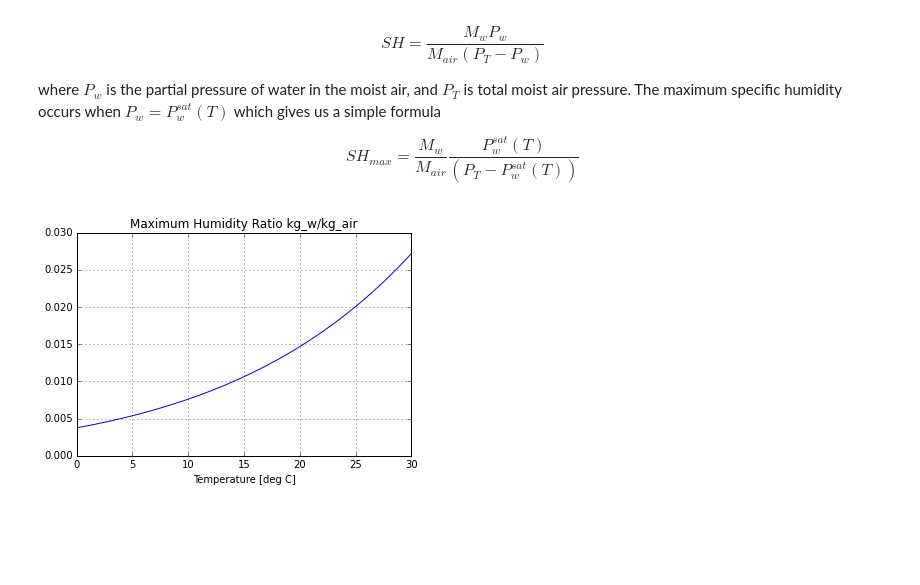
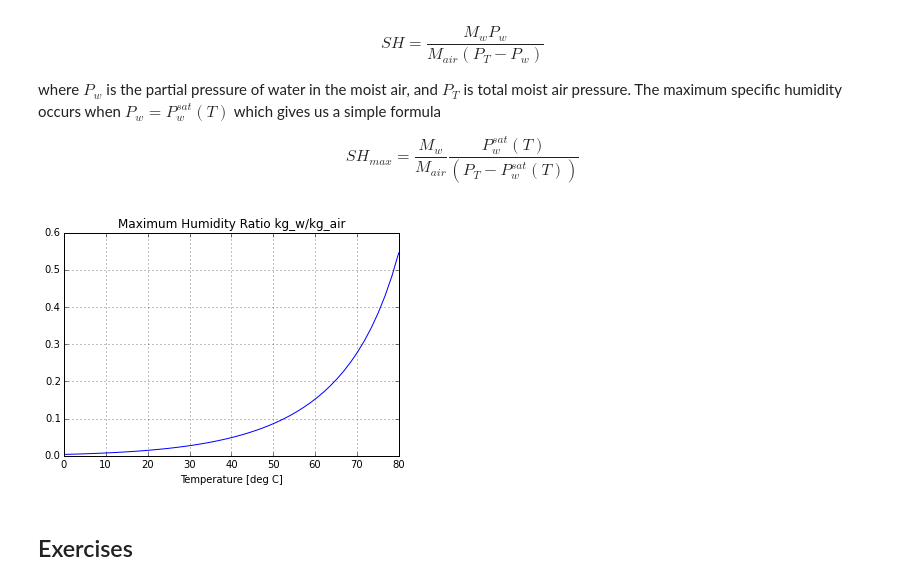
Before and after one commit to jckantor/Antoine-Database, a Jupyter notebook: index.ipynb, the cells around one changed output. Saved outputs shown, nothing was run; the diff lists cells and outputs as text; code cells hidden in the pictures; blank space fills up the shorter version.

```diff
--- a/index.ipynb
+++ b/index.ipynb
@@ -195,17 +209,19 @@ where $P_w$ is the partial pressure of water in the moist air, and $P_T$ is tota
 
 $$SH_{max} = \frac{M_w}{M_{air}} \frac{P^{sat}_w(T)}{(P_T - P^{sat}_w(T))}$$
 # %%
-T = np.linspace(0.0,30.0)
+T = np.linspace(0.0,80.0)
 Mw = 18.01
 Ma = 28.97
 P = 760.0
 
 def SH(T):
     return Mw*Psat('water',T)/(Ma*(P-Psat('water',T)))
 
 plt.plot(T, map(SH,T))
 plt.title('Maximum Humidity Ratio kg_w/kg_air')
 plt.xlabel('Temperature [deg C]')
 plt.grid()
 # %% [output]
-[figure, old version]
+[figure, new version]
+# %% [markdown]
+## Exercises
```
Also changed, not shown: parts of 8 cells of this notebook.
